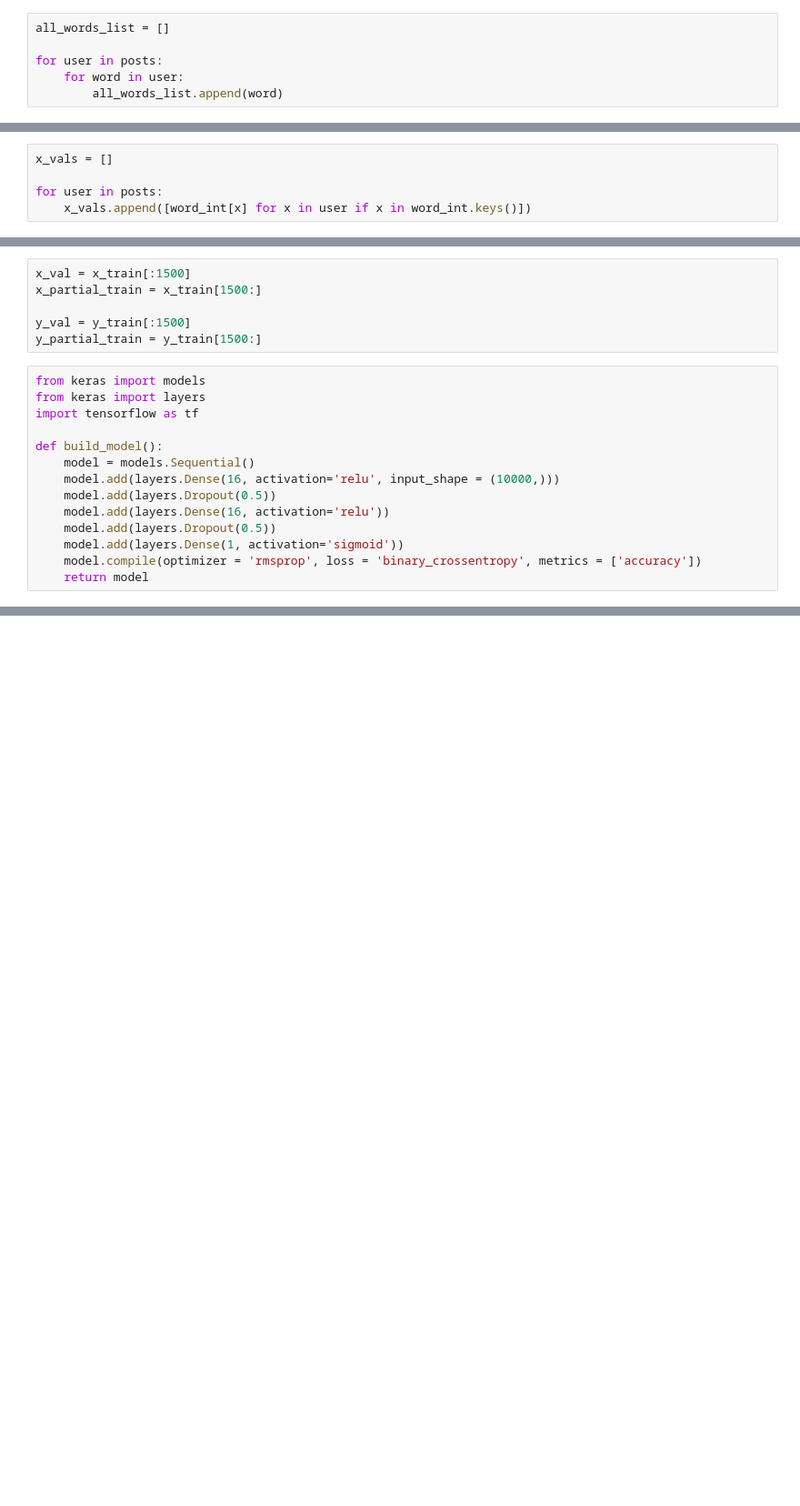
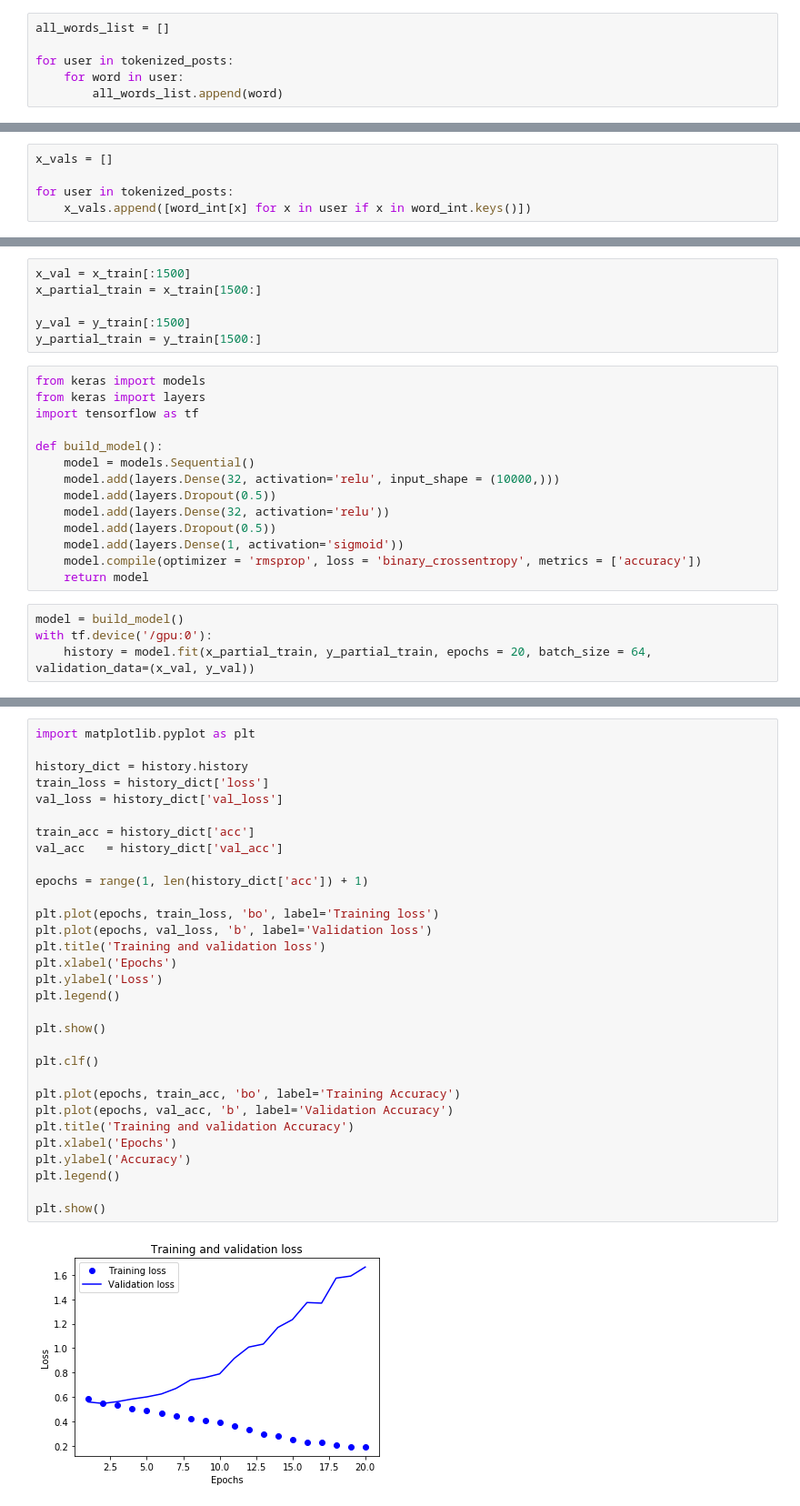
Before and after one commit to PaulKMandal/MBTI-Prediction, a Jupyter notebook: MBTI-Predictor.ipynb, the cells around one changed output, grey strips where cells are left out. Shown: that part at 91% size. Drawn from its saved outputs; the diff is of its cells as text; blank space fills up the shorter version.

Commit message:
added changes to store preprocessing data

```diff
--- a/MBTI-Predictor.ipynb
+++ b/MBTI-Predictor.ipynb
@@ -96,7 +91,7 @@ posts = tokenize_posts(posts)
 # %%
 all_words_list = []
 
-for user in posts:
+for user in tokenized_posts:
     for word in user:
         all_words_list.append(word)
 # %%
@@ -112,7 +107,7 @@ word_int = dict(zip(dictionary, nums))
 # %%
 x_vals = []
 
-for user in posts:
+for user in tokenized_posts:
     x_vals.append([word_int[x] for x in user if x in word_int.keys()])
 # %%
 intro_extro = [word[0:1] for word in types[0:len(types)]]
@@ -155,10 +155,14 @@ import tensorflow as tf
 
 def build_model():
     model = models.Sequential()
-    model.add(layers.Dense(16, activation='relu', input_shape = (10000,)))
+    model.add(layers.Dense(32, activation='relu', input_shape = (10000,)))
     model.add(layers.Dropout(0.5))
-    model.add(layers.Dense(16, activation='relu'))
+    model.add(layers.Dense(32, activation='relu'))
     model.add(layers.Dropout(0.5))
     model.add(layers.Dense(1, activation='sigmoid'))
     model.compile(optimizer = 'rmsprop', loss = 'binary_crossentropy', metrics = ['accuracy'])
     return model
+# %%
+model = build_model()
+with tf.device('/gpu:0'):
+    history = model.fit(x_partial_train, y_partial_train, epochs = 20, batch_size = 64, validation_data=(x_val, y_val))
@@ -164,0 +187,33 @@ def build_model():
+# %%
+import matplotlib.pyplot as plt
+
+history_dict = history.history
+train_loss = history_dict['loss']
+val_loss = history_dict['val_loss']
+
+train_acc = history_dict['acc']
+val_acc   = history_dict['val_acc']
+
+epochs = range(1, len(history_dict['acc']) + 1)
+
+plt.plot(epochs, train_loss, 'bo', label='Training loss')
+plt.plot(epochs, val_loss, 'b', label='Validation loss')
+plt.title('Training and validation loss')
+plt.xlabel('Epochs')
+plt.ylabel('Loss')
+plt.legend()
+
+plt.show()
+
+plt.clf()
+
+plt.plot(epochs, train_acc, 'bo', label='Training Accuracy')
+plt.plot(epochs, val_acc, 'b', label='Validation Accuracy')
+plt.title('Training and validation Accuracy')
+plt.xlabel('Epochs')
+plt.ylabel('Accuracy')
+plt.legend()
+
+plt.show()
+# %% [output]
+[figure, added]
```
Also changed, not shown: parts of 12 cells of this notebook.
